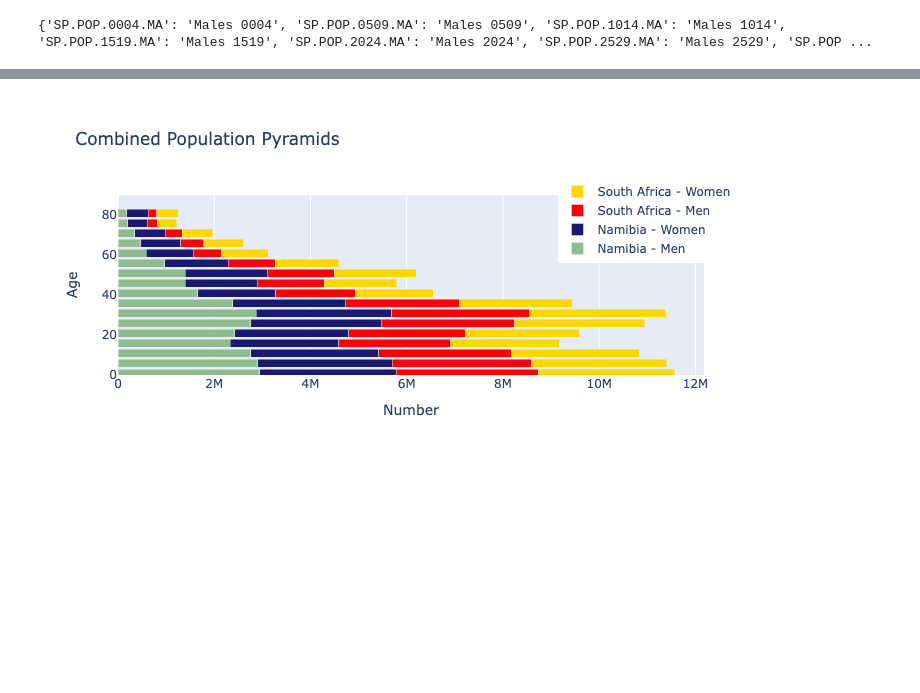
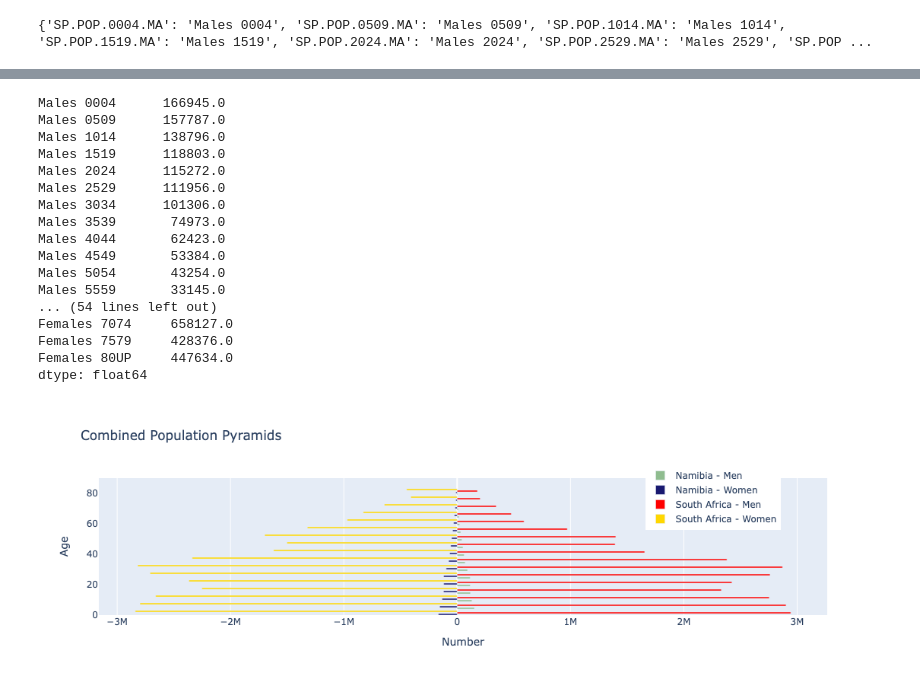
Before and after one commit to Chris-Nicholas-collaborators/EEP153_team_Malthus, a Jupyter notebook: Project1/project1.ipynb, the cells around one changed output, grey strips where cells are left out. Cells and saved outputs as stored; diff of their text form; code cells hidden in the pictures; blank space fills up the shorter version.

Commit message:
Edited and now accurate stacked population pyramid

```diff
--- a/Project1/project1.ipynb
+++ b/Project1/project1.ipynb
@@ -278,6 +278,8 @@ import plotly.graph_objs as go
 import pandas as pd
 import numpy as np
 
+df = wbdata.get_dataframe (variables, country="NAM")
+print (df.query("date=='2022'") .sum(axis=0))
 py.init_notebook_mode(connected=True)
 
 # Namibia Population Pyramid
@@ -295,7 +297,7 @@ bins_NAM = [go.Bar(x = df.loc[str(year),:].filter(regex="Male").values,
                        marker=dict(color='darkseagreen'),
                        hoverinfo='skip'),
 
-                go.Bar(x = df.loc[str(year),:].filter(regex="Female").values,
+                go.Bar(x = -df.loc[str(year),:].filter(regex="Female").values,
                        y=[int(s[:2]) + 1 for s in age_ranges],
                        orientation='h',
                        name='Namibia - Women',
@@ -303,6 +305,8 @@ bins_NAM = [go.Bar(x = df.loc[str(year),:].filter(regex="Male").values,
                        hoverinfo='skip',
                        )
                 ]
+df2 = wbdata.get_dataframe (variables, country="ZAF")
+print (df2.query("date=='2022'") .sum(axis=0))
 
 # South Africa Population Pyramid
 layout_south_africa = go.Layout(barmode='overlay',
@@ -310,35 +314,52 @@ layout_south_africa = go.Layout(barmode='overlay',
                                 xaxis=go.layout.XAxis(title='Number'),
                                 title='South Africa Population Pyramid')
 
-year_south_africa = 2020
+year_south_africa = range (2020,1960,-20)
 
-bins_SSF = [go.Bar(x = df.loc[str(year),:].filter(regex="Male").values,
+bins_SSF = [go.Bar(x = df2.loc[str(year),:].filter(regex="Male").values,
                             y=[int(s[:2]) + 1 for s in age_ranges],
                             orientation='h',
                             name='South Africa - Men',
                             marker=dict(color='red'),
                             hoverinfo='skip'),
 
-                     go.Bar(x = df.loc[str(year),:].filter(regex="Female").values,
+                     go.Bar(x = -df2.loc[str(year),:].filter(regex="Female").values,
                             y=[int(s[:2]) + 1 for s in age_ranges],
                             orientation='h',
                             name='South Africa - Women',
                             marker=dict(color='gold'),
                             hoverinfo='skip',
                             )
                      ]
 
 # Combine Namibia and South Africa Population Pyramids
-fig = go.Figure(data=bins_NAM + bins_SSF, layout=go.Layout(barmode='stack',
+fig = go.Figure(data=bins_NAM + bins_SSF, layout=go.Layout(barmode='group',
                                                                         yaxis=go.layout.YAxis(
                                                                             range=[0, 90], title='Age'),
                                                                         xaxis=go.layout.XAxis(title='Number'),
                                                                         title='Combined Population Pyramids'))
 
 # Add a legend
 fig.update_layout(legend=dict(x=0.75, y=1.1))
 
 # Show the plot
 py.iplot(fig)
 # %% [output]
+Males 0004      166945.0
+Males 0509      157787.0
+Males 1014      138796.0
+Males 1519      118803.0
+Males 2024      115272.0
+Males 2529      111956.0
+Males 3034      101306.0
+Males 3539       74973.0
+Males 4044       62423.0
+Males 4549       53384.0
+Males 5054       43254.0
+Males 5559       33145.0
+... (54 lines left out)
+Females 7074     658127.0
+Females 7579     428376.0
+Females 80UP     447634.0
+dtype: float64
-[figure, old version]
+[figure, new version]
```
Also changed, not shown: parts of 4 cells of this notebook.
